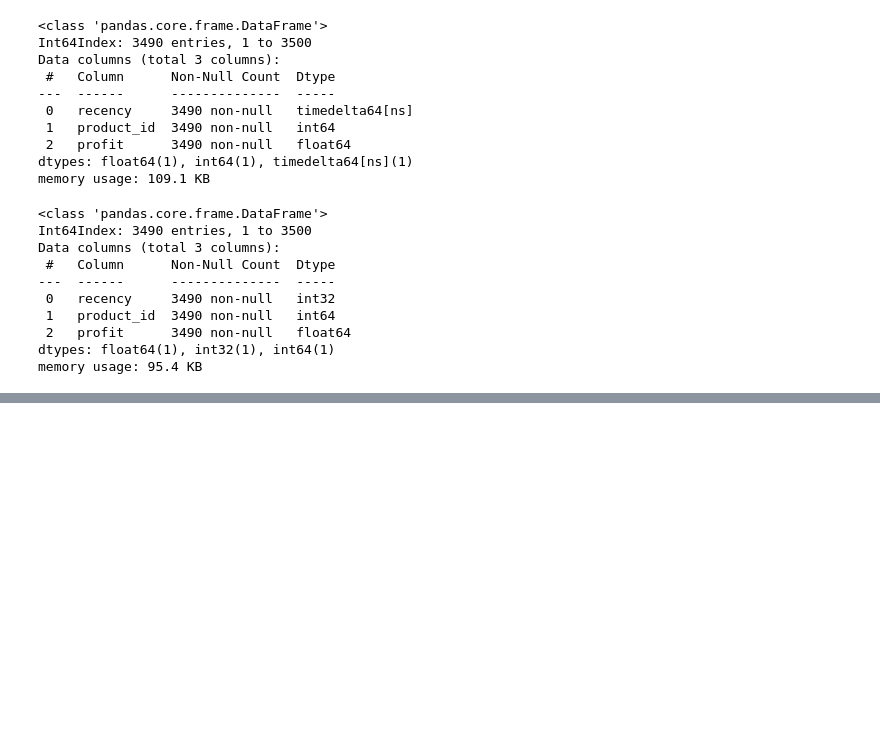
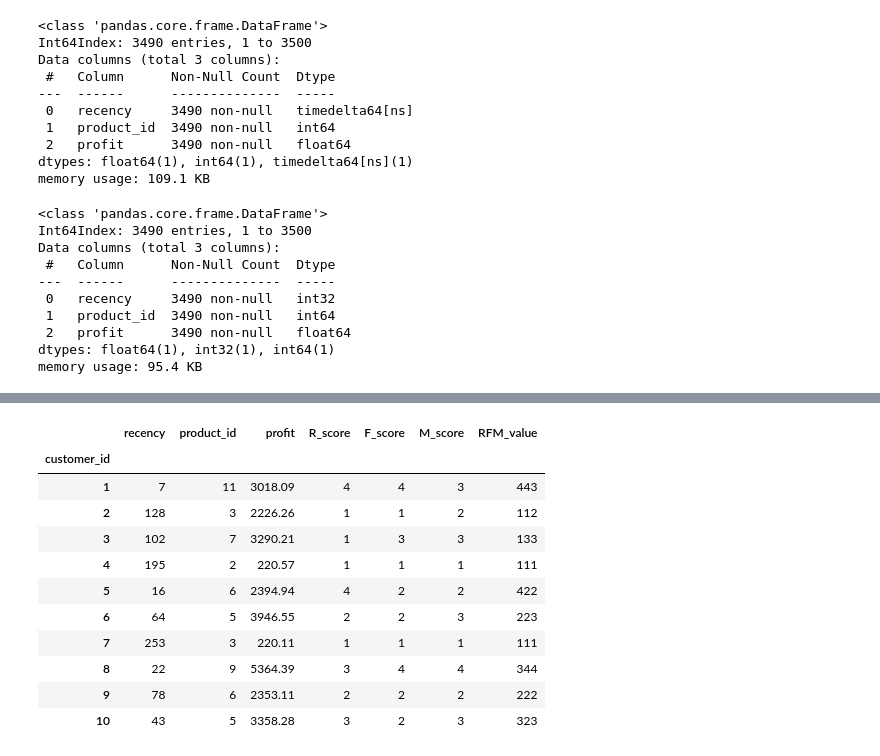
Before and after one commit to victordanok/KPMG-Forage-Internship, a Jupyter notebook: KPMG Module 1.ipynb, the cells around one changed output, grey strips where cells are left out. Saved outputs shown, nothing was run; the diff lists cells and outputs as text; code cells hidden in the pictures; blank space fills up the shorter version.

```diff
--- a/KPMG Module 1.ipynb
+++ b/KPMG Module 1.ipynb
@@ -672,17 +651,22 @@ def f_score(pid):
     else:
         return 1
 # %%
-test['f_score'] = test.product_id.apply(f_score)
+test['F_score'] = test.product_id.apply(f_score)
 # %%
+pq1 = test['profit'].quantile(q = 0.25)
+pq2 = test['profit'].quantile(q = 0.50)
+pq3 = test['profit'].quantile(q = 0.75)
+pq4 = test['profit'].quantile(q = 1)
+
 def m_score(profit):
     """Function to determine R-score of customers who purchased recently
         the higher the value of the R score, the more recent they patronized
     """
-    if profit > 41:
+    if profit > pq3:
         return 4
-    elif pid <= 7 and pid > 6:
+    elif profit <= pq3 and profit > pq2:
         return 3
-    elif pid <= 6 and pid > 4:
+    elif profit <= pq2 and profit > pq1:
         return 2
     else:
         return 1
@@ -703,0 +673,2 @@ def m_score(profit):
+# %%
+test['M_score'] = test.profit.apply(m_score)
@@ -703,0 +692,17 @@ def m_score(profit):
+# %%
+test = test.assign(RFM_value = lambda x: (100 * test['R_score'] + 10 * test['F_score'] + test['M_score']))
+# %%
+test.head(10)
+# %% [output]
+|  | recency | product_id | profit | R_score | F_score | M_score | RFM_value |
+| customer_id |  |  |  |  |  |  |  |
+| 1 | 7 | 11 | 3018.09 | 4 | 4 | 3 | 443 |
+| 2 | 128 | 3 | 2226.26 | 1 | 1 | 2 | 112 |
+| 3 | 102 | 7 | 3290.21 | 1 | 3 | 3 | 133 |
+| 4 | 195 | 2 | 220.57 | 1 | 1 | 1 | 111 |
+| 5 | 16 | 6 | 2394.94 | 4 | 2 | 2 | 422 |
+| 6 | 64 | 5 | 3946.55 | 2 | 2 | 3 | 223 |
+| 7 | 253 | 3 | 220.11 | 1 | 1 | 1 | 111 |
+| 8 | 22 | 9 | 5364.39 | 3 | 4 | 4 | 344 |
+| 9 | 78 | 6 | 2353.11 | 2 | 2 | 2 | 222 |
+| 10 | 43 | 5 | 3358.28 | 3 | 2 | 3 | 323 |
```
Also changed, not shown: parts of 12 cells of this notebook.
